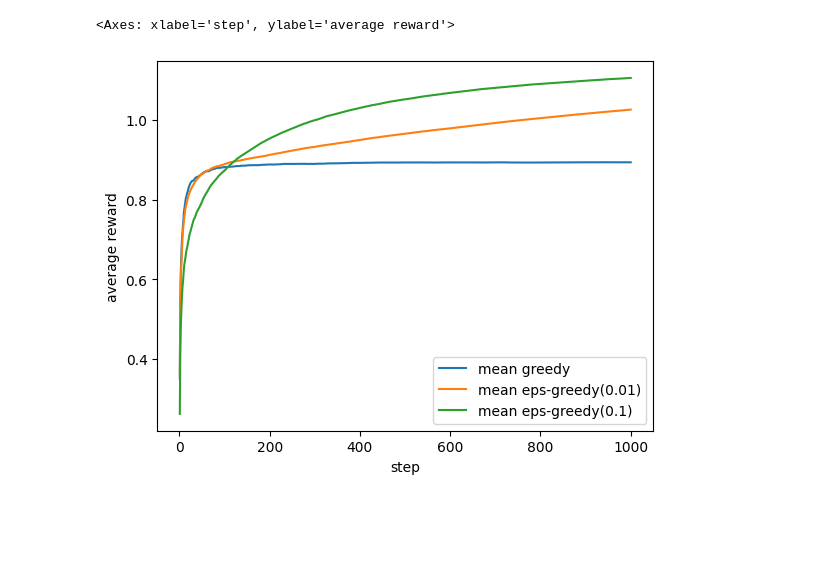
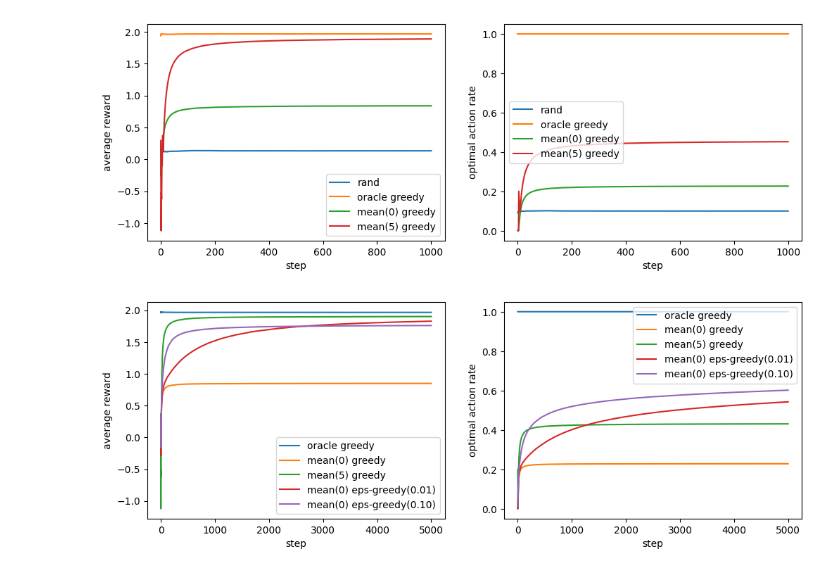
Before and after one commit to chaos-ad/rl-excercises, a Jupyter notebook: rl-book/chapter-02-k-armed-testbed.ipynb, the cells around one changed output. Saved outputs shown, nothing was run; the diff lists cells and outputs as text; code cells hidden in the pictures; blank space fills up the shorter version.

Commit message:
simulate non-stationary testbed

```diff
--- a/rl-book/chapter-02-k-armed-testbed.ipynb
+++ b/rl-book/chapter-02-k-armed-testbed.ipynb
@@ -96,6 +76,6 @@ class GreedySelectionRule:
 # %%
 class EpsilonGreedySelectionRule:
-    def __init__(self, eps: float = 0.1):
+    def __init__(self, eps: float = 0.0):
         self.eps = eps
 
     def pick_action(self, env, estimator):
@@ -191,20 +190,36 @@ print(env.get_rewards())
+# %%
+num_runs = 2000
+num_steps = 1000
+
+run_results = []
+for run_id in tqdm.trange(num_runs):
+    env.reset()
+    run_result = {
+        'rand': simulate(env, DummyEstimator(env), RandomSelectionRule(), steps=num_steps),
+        'oracle greedy': simulate(env, OracleEstimator(env), EpsilonGreedySelectionRule(eps=0), steps=num_steps),
+        'mean(0) greedy': simulate(env, RunningMeanEstimator(env), EpsilonGreedySelectionRule(eps=0), steps=num_steps),
+        'mean(5) greedy': simulate(env, RunningMeanEstimator(env, prior=5), EpsilonGreedySelectionRule(eps=0), steps=num_steps),
+    }
+    run_results.append(run_result)
+
+plot_results(run_results)
+# %% [output]
+[figure, added]
 # %%
-run_traces = []
-for run_id in tqdm.trange(2000, leave=False):
-    run_trace = pd.DataFrame({
-        # 'rand': simulate(env, DummyEstimator(env), RandomSelectionRule(), steps=1000)["rewards"],
-        # 'oracle greedy': simulate(env, OracleEstimator(env), EpsilonGreedySelectionRule(eps=0), steps=1000)["rewards"],
-        'mean greedy': simulate(env, RunningMeanEstimator(env), EpsilonGreedySelectionRule(eps=0), steps=1000)["rewards"],
-        # 'opt(0)-mean greedy': simulate(env, OptimisticRunningMeanEstimator(env, 0), EpsilonGreedySelectionRule(eps=0.0), steps=1000)["rewards"],
-        # 'opt(5)-mean greedy': simulate(env, OptimisticRunningMeanEstimator(env, 5), EpsilonGreedySelectionRule(eps=0.0), steps=1000)["rewards"],
-        'mean eps-greedy(0.01)': simulate(env, RunningMeanEstimator(env), EpsilonGreedySelectionRule(eps=0.01), steps=1000)["rewards"],
-        'mean eps-greedy(0.1)': simulate(env, RunningMeanEstimator(env), EpsilonGreedySelectionRule(eps=0.1), steps=1000)["rewards"],
-        # 'mean eps-greedy(0.2)': simulate(env, RunningMeanEstimator(env), EpsilonGreedySelectionRule(eps=0.2), steps=1000)["rewards"]
-    })
-    run_trace = run_trace.reset_index().rename(columns={"index": "step"})
-    run_trace["run_id"] = run_id
-    run_traces.append(run_trace)
-pd.concat(run_traces).groupby("step").mean().drop(columns=["run_id"]).plot(ylabel="average reward")
+num_runs = 2000
+num_steps = 5000
+
+run_results = []
+for run_id in tqdm.trange(num_runs):
+    run_result = {
+        'oracle greedy': simulate(env, OracleEstimator(env), EpsilonGreedySelectionRule(eps=0), steps=num_steps),
+        'mean(0) greedy': simulate(env, RunningMeanEstimator(env), EpsilonGreedySelectionRule(eps=0), steps=num_steps),
+        'mean(5) greedy': simulate(env, RunningMeanEstimator(env, prior=5), EpsilonGreedySelectionRule(eps=0), steps=num_steps),
+        'mean(0) eps-greedy(0.01)': simulate(env, RunningMeanEstimator(env), EpsilonGreedySelectionRule(eps=0.01), steps=num_steps),
+        'mean(0) eps-greedy(0.10)': simulate(env, RunningMeanEstimator(env), EpsilonGreedySelectionRule(eps=0.10), steps=num_steps),
+    }
+    run_results.append(run_result)
+
+plot_results(run_results)
 # %% [output]
-<Axes: xlabel='step', ylabel='average reward'>
-[figure, old version]
+[figure, new version]
```
Also changed, not shown: parts of 25 cells of this notebook.
